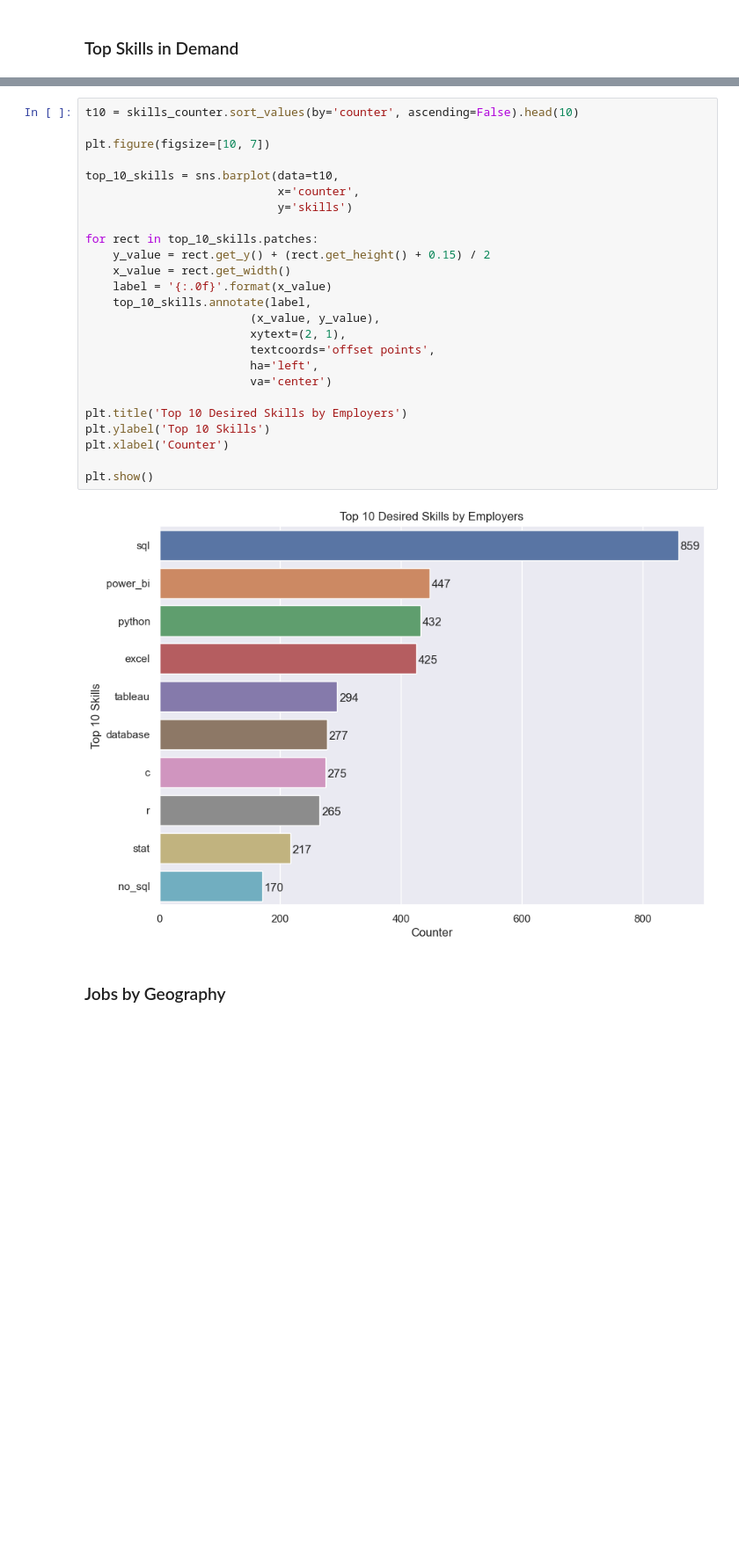
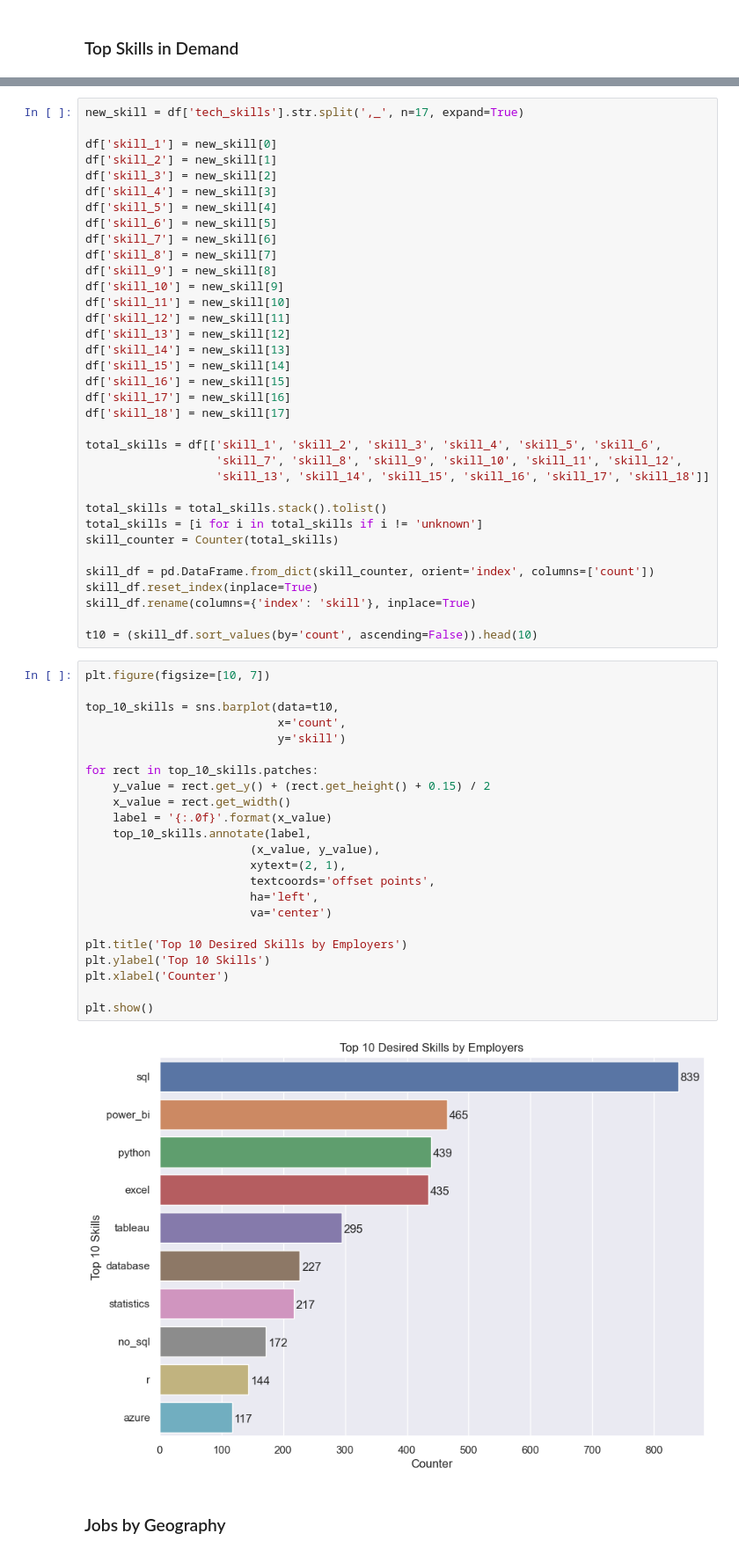
Before and after one commit to jasondo-da/Canadian_Data_Science_Jobs_Analysis, a Jupyter notebook: da_job_posts_canada_analysis.ipynb, the cells around one changed output, grey strips where cells are left out. Shown at 88% size. Cells and saved outputs as stored; diff of their text form; blank space fills up the shorter version.

```diff
--- a/da_job_posts_canada_analysis.ipynb
+++ b/da_job_posts_canada_analysis.ipynb
@@ -1632,29 +1351,62 @@ skills_counter = pd.DataFrame({'skills': ['sql', 'postgresql', 'mysql', 'oracle'
+# %%
+new_skill = df['tech_skills'].str.split(',_', n=17, expand=True)
+
+df['skill_1'] = new_skill[0]
+df['skill_2'] = new_skill[1]
+df['skill_3'] = new_skill[2]
+df['skill_4'] = new_skill[3]
+df['skill_5'] = new_skill[4]
+df['skill_6'] = new_skill[5]
+df['skill_7'] = new_skill[6]
+df['skill_8'] = new_skill[7]
+df['skill_9'] = new_skill[8]
+df['skill_10'] = new_skill[9]
+df['skill_11'] = new_skill[10]
+df['skill_12'] = new_skill[11]
+df['skill_13'] = new_skill[12]
+df['skill_14'] = new_skill[13]
+df['skill_15'] = new_skill[14]
+df['skill_16'] = new_skill[15]
+df['skill_17'] = new_skill[16]
+df['skill_18'] = new_skill[17]
+
+total_skills = df[['skill_1', 'skill_2', 'skill_3', 'skill_4', 'skill_5', 'skill_6',
+                   'skill_7', 'skill_8', 'skill_9', 'skill_10', 'skill_11', 'skill_12',
+                   'skill_13', 'skill_14', 'skill_15', 'skill_16', 'skill_17', 'skill_18']]
+
+total_skills = total_skills.stack().tolist()
+total_skills = [i for i in total_skills if i != 'unknown']
+skill_counter = Counter(total_skills)
+
+skill_df = pd.DataFrame.from_dict(skill_counter, orient='index', columns=['count'])
+skill_df.reset_index(inplace=True)
+skill_df.rename(columns={'index': 'skill'}, inplace=True)
+
+t10 = (skill_df.sort_values(by='count', ascending=False)).head(10)
 # %%
-t10 = skills_counter.sort_values(by='counter', ascending=False).head(10)
-
 plt.figure(figsize=[10, 7])
 
 top_10_skills = sns.barplot(data=t10,
-                            x='counter',
-                            y='skills')
+                            x='count',
+                            y='skill')
 
 for rect in top_10_skills.patches:
     y_value = rect.get_y() + (rect.get_height() + 0.15) / 2
     x_value = rect.get_width()
     label = '{:.0f}'.format(x_value)
     top_10_skills.annotate(label,
                         (x_value, y_value),
                         xytext=(2, 1),
                         textcoords='offset points',
                         ha='left',
                         va='center')
 
 plt.title('Top 10 Desired Skills by Employers')
 plt.ylabel('Top 10 Skills')
 plt.xlabel('Counter')
 
 plt.show()
 # %% [output]
-[figure, old version]
+[figure, new version]
 # %% [markdown]
 ### Jobs by Geography
```
Also changed, not shown: parts of 15 cells of this notebook.
